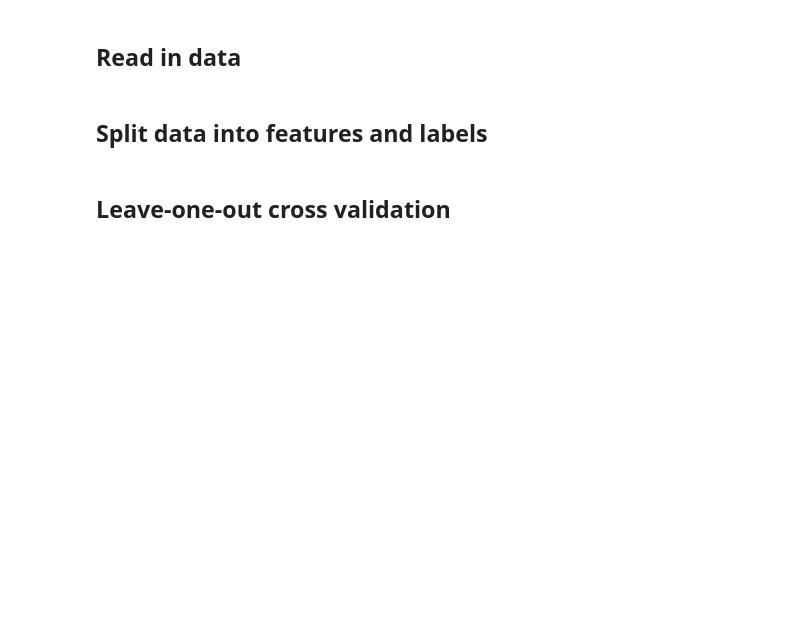
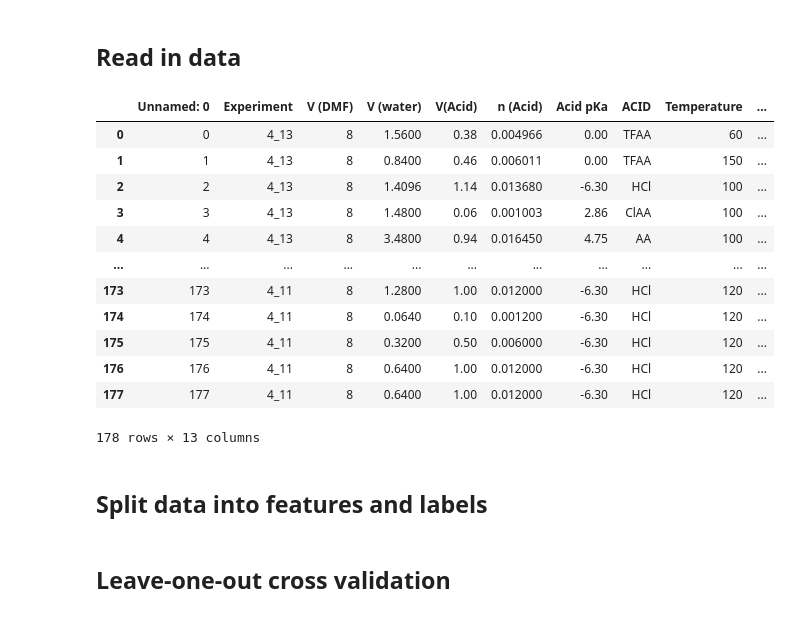
Before and after one commit to ignaspakamore/dmf_hydrolysis, a Jupyter notebook: ML/ml_model.ipynb, the cells around one changed output. Saved outputs shown, nothing was run; the diff lists cells and outputs as text; code cells hidden in the pictures; blank space fills up the shorter version.

```diff
--- a/ML/ml_model.ipynb
+++ b/ML/ml_model.ipynb
@@ -12,6 +12,22 @@ import lightgbm as lgb
 ## Read in data
 # %%
 data = pd.read_excel("../Converter/DATA_pKa_updated.xlsx")
+# %%
+data
+# %% [output]
+|  | Unnamed: 0 | Experiment | V (DMF) | V (water) | V(Acid) | n (Acid) | Acid pKa | ACID | Temperature | ... |
+| 0 | 0 | 4_13 | 8 | 1.5600 | 0.38 | 0.004966 | 0.00 | TFAA | 60 | ... |
+| 1 | 1 | 4_13 | 8 | 0.8400 | 0.46 | 0.006011 | 0.00 | TFAA | 150 | ... |
+| 2 | 2 | 4_13 | 8 | 1.4096 | 1.14 | 0.013680 | -6.30 | HCl | 100 | ... |
+| 3 | 3 | 4_13 | 8 | 1.4800 | 0.06 | 0.001003 | 2.86 | ClAA | 100 | ... |
+| 4 | 4 | 4_13 | 8 | 3.4800 | 0.94 | 0.016450 | 4.75 | AA | 100 | ... |
+| ... | ... | ... | ... | ... | ... | ... | ... | ... | ... | ... |
+| 173 | 173 | 4_11 | 8 | 1.2800 | 1.00 | 0.012000 | -6.30 | HCl | 120 | ... |
+| 174 | 174 | 4_11 | 8 | 0.0640 | 0.10 | 0.001200 | -6.30 | HCl | 120 | ... |
+| 175 | 175 | 4_11 | 8 | 0.3200 | 0.50 | 0.006000 | -6.30 | HCl | 120 | ... |
+| 176 | 176 | 4_11 | 8 | 0.6400 | 1.00 | 0.012000 | -6.30 | HCl | 120 | ... |
+| 177 | 177 | 4_11 | 8 | 0.6400 | 1.00 | 0.012000 | -6.30 | HCl | 120 | ... |
+178 rows × 13 columns
 # %% [markdown]
 ## Split data into features and labels
 # %%
```
Also changed, not shown: parts of 3 cells of this notebook, 2 other files.
